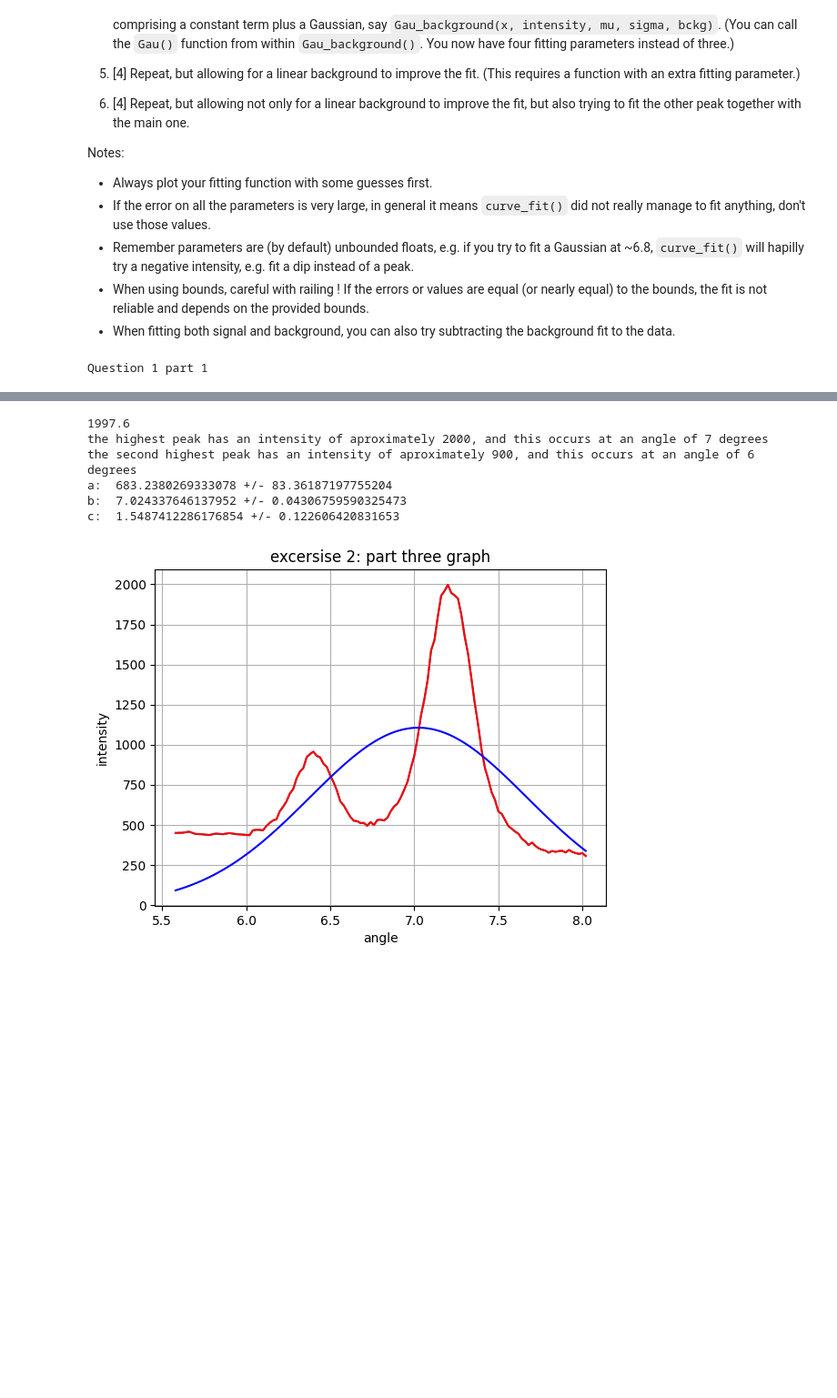
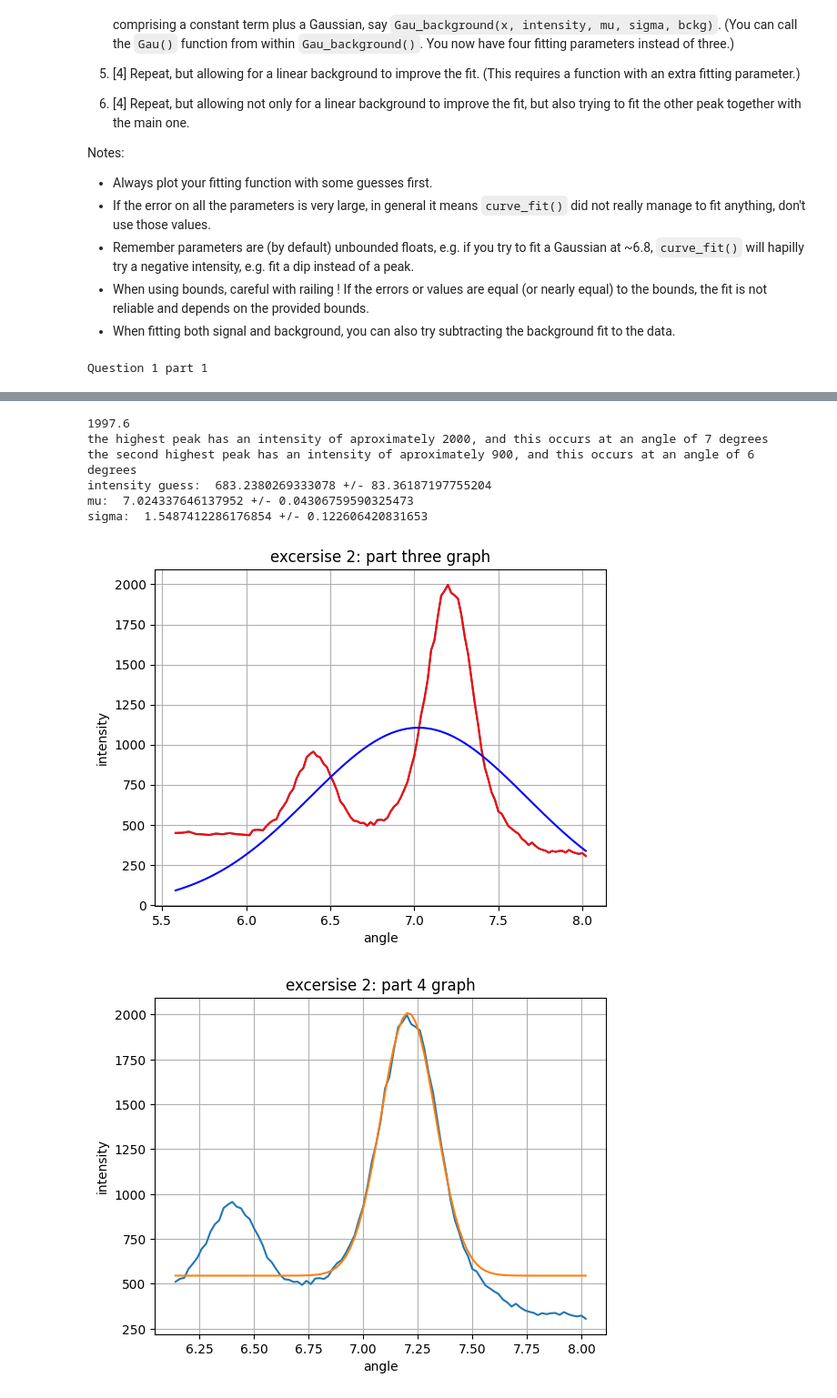
Before and after one commit to PX2145-2025/week-4-b-Medhekar-Anushka, a Jupyter notebook: Curvefit.ipynb, the cells around one changed output, grey strips where cells are left out. Shown at 91% size. Saved outputs shown, nothing was run; the diff lists cells and outputs as text; code cells hidden in the pictures; blank space fills up the shorter version.

```diff
--- a/Curvefit.ipynb
+++ b/Curvefit.ipynb
@@ -349,40 +362,70 @@ plt.grid(True)
 def Gau(x, intensity, mu, sigma):
   z = (-((x - mu)**2)/2*(sigma**2))
   Gauss = (intensity/sigma*np.sqrt(2*np.pi))*np.e**z
   return Gauss
-
+#defining the values of mu and sigma
 count_guess = np.max(count_selected)
 tempMu = 6.5
 tempSigma = 0.5
 
+#creating an array of the intensity guess,mu and sigma, so the errors in these values can be calculated
 p_guess = np.array([count_guess, tempMu, tempSigma])
 popt, pcov = curve_fit(Gau, angle_selected, count_selected, p_guess)
-print ('a: ', popt[0], '+/-', np.sqrt(pcov.diagonal()[0]))
-print ('b: ', popt[1], '+/-', np.sqrt(pcov.diagonal()[1]))
-print ('c: ', popt[2], '+/-', np.sqrt(pcov.diagonal()[2]))
+print ('intensity guess: ', popt[0], '+/-', np.sqrt(pcov.diagonal()[0]))
+print ('mu: ', popt[1], '+/-', np.sqrt(pcov.diagonal()[1]))
+print ('sigma: ', popt[2], '+/-', np.sqrt(pcov.diagonal()[2]))
 print ()
 
+#plotting the gaussian
 x_plot = np.linspace(min(angle_selected), max(angle_selected), num=100)
 y_plot = Gau(x_plot, *popt)
 
 #plotting the data
 plt.plot(angle_selected, count_selected, 'r', label='data')
 plt.plot(x_plot, y_plot, 'b', label='data fit')
 plt.xlabel("angle")
 plt.ylabel("intensity")
 plt.title("excersise 2: part three graph")
 plt.show()
-#x = angle
-#intensity = deg_CR
 
-#print(random.normal(6.5, 1))
+#background gaussuan
+def Gau_background(x, intensity, mu, sigma, bckg):
+  z = (-((x - mu)**2)/2*(sigma**2))
+  Gauss2 = (intensity/sigma*np.sqrt(2*np.pi))*np.e**z
+
+
+  return Gauss2 + bckg
+
+angle_selected2 = np.array(angle[192:287])
+count_selected2 = np.array(deg_CR[192:287])
+
+max_count_guess2 = np.max(count_selected2)
+min_count_guess2 = np.min(count_selected2)
+
+mu2 = 7
+sigma2 = 1
+bckg = 2
+
+guess_values = np.array([2000, 7, 0.5, 1, 1000,  6.2, 0.4])
+#creating an array of the intensity guess,mu and sigma, so the errors in these values can be calculated
+initial_guess = [max_count_guess2, mu2, sigma2, min_count_guess2]
+popt, pcov = curve_fit(Gau_background, angle_selected2, count_selected2, initial_guess)
+plt.plot(angle_selected2, count_selected2)
+plt.plot(angle_selected2, Gau_background(angle_selected2, *popt))
+
+plt.xlabel("angle")
+plt.ylabel("intensity")
+plt.title("excersise 2: part 4 graph")
+plt.grid(True)
+plt.show()
 # %% [output]
 Question 1 part 1
 [figure]
 1997.6
 the highest peak has an intensity of aproximately 2000, and this occurs at an angle of 7 degrees
 the second highest peak has an intensity of aproximately 900, and this occurs at an angle of 6 degrees
-a:  683.2380269333078 +/- 83.36187197755204
-b:  7.024337646137952 +/- 0.04306759590325473
-c:  1.5487412286176854 +/- 0.122606420831653
+intensity guess:  683.2380269333078 +/- 83.36187197755204
+mu:  7.024337646137952 +/- 0.04306759590325473
+sigma:  1.5487412286176854 +/- 0.122606420831653
 [figure]
+[figure, added]
```
Also changed, not shown: parts of 5 cells of this notebook.
